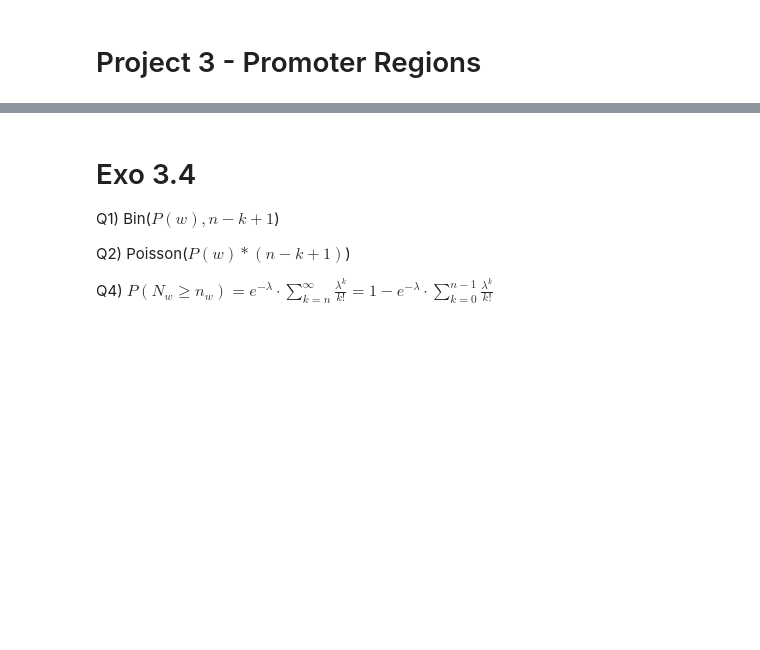
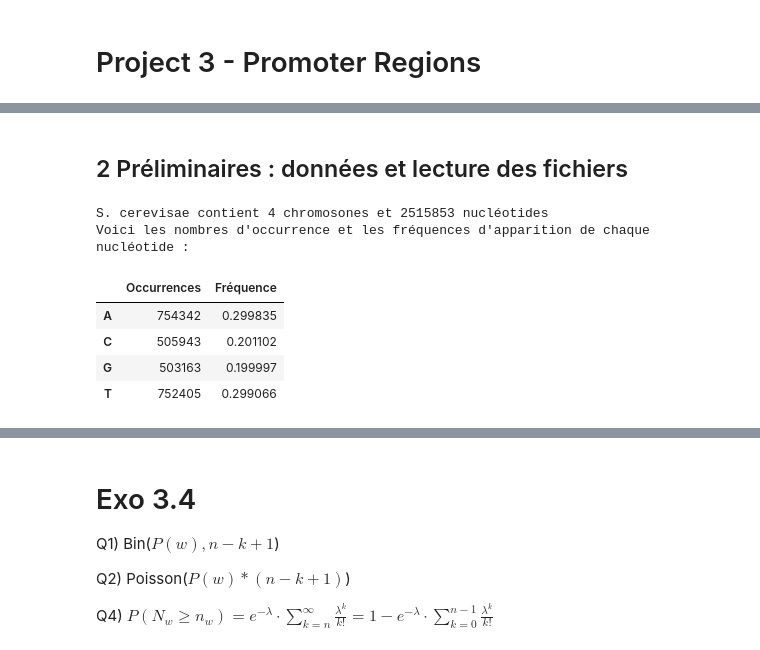
Before and after one commit to hanouticelina/promoter--regions, a Jupyter notebook: results.ipynb, the cells around one changed output, grey strips where cells are left out. Cells and saved outputs as stored; diff of their text form; code cells hidden in the pictures; blank space fills up the shorter version.

```diff
--- a/results.ipynb
+++ b/results.ipynb
@@ -15,0 +13,17 @@ The autoreload extension is already loaded. To reload it, use:
+# %% [markdown]
+## 2 Préliminaires : données et lecture des fichiers
+# %%
+cerevisae, chromos_flattened, counts, freqs = \
+    utils.read_file("sequences/yeast_s_cerevisae_genomic_chr1-4.fna")
+print("S. cerevisae contient", len(cerevisae), "chromosones et", \
+      len(chromos_flattened), "nucléotides")
+print("Voici les nombres d'occurrence et les fréquences d'apparition de chaque nucléotide :")
+pd.DataFrame({'Occurrences': counts, 'Fréquence': freqs}, index=utils.nucleotide.keys())
+# %% [output]
+S. cerevisae contient 4 chromosones et 2515853 nucléotides
+Voici les nombres d'occurrence et les fréquences d'apparition de chaque nucléotide :
+|  | Occurrences | Fréquence |
+| A | 754342 | 0.299835 |
+| C | 505943 | 0.201102 |
+| G | 503163 | 0.199997 |
+| T | 752405 | 0.299066 |
```
Also changed, not shown: parts of 14 cells of this notebook, 6 other files.
